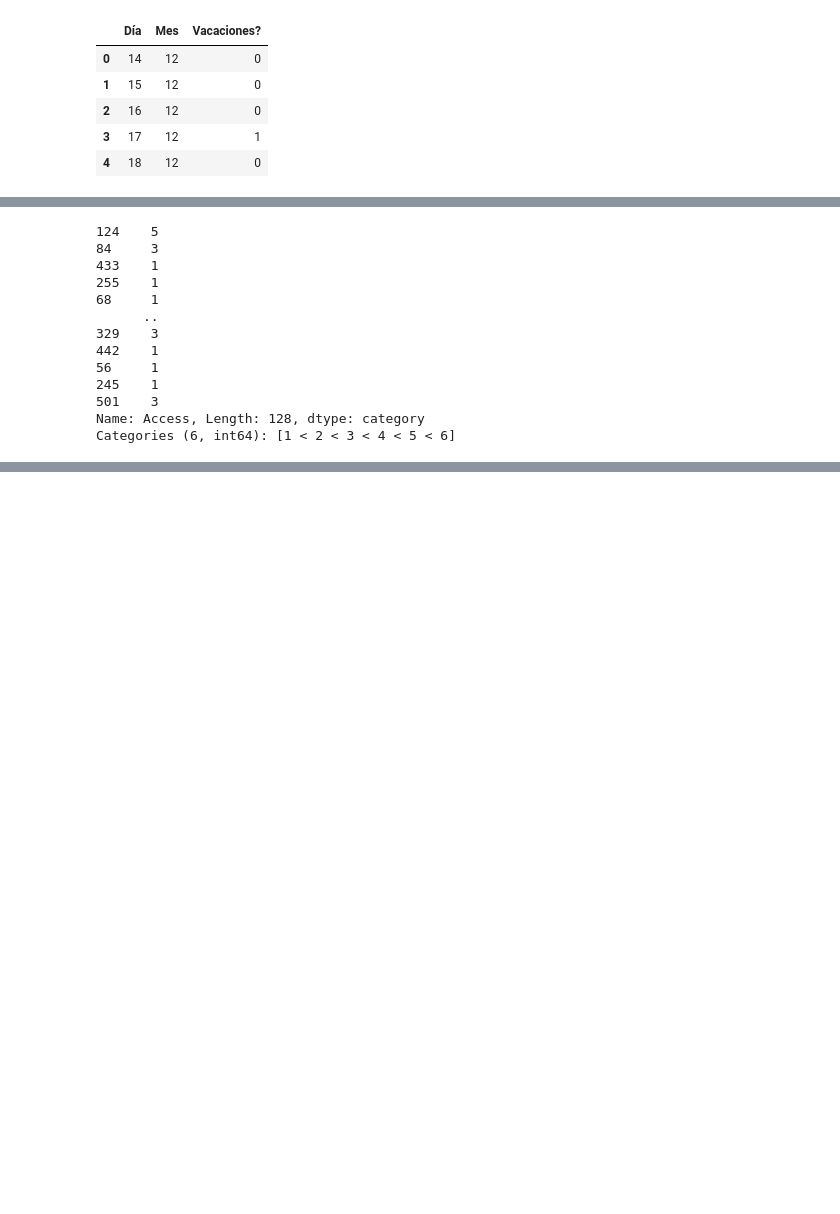
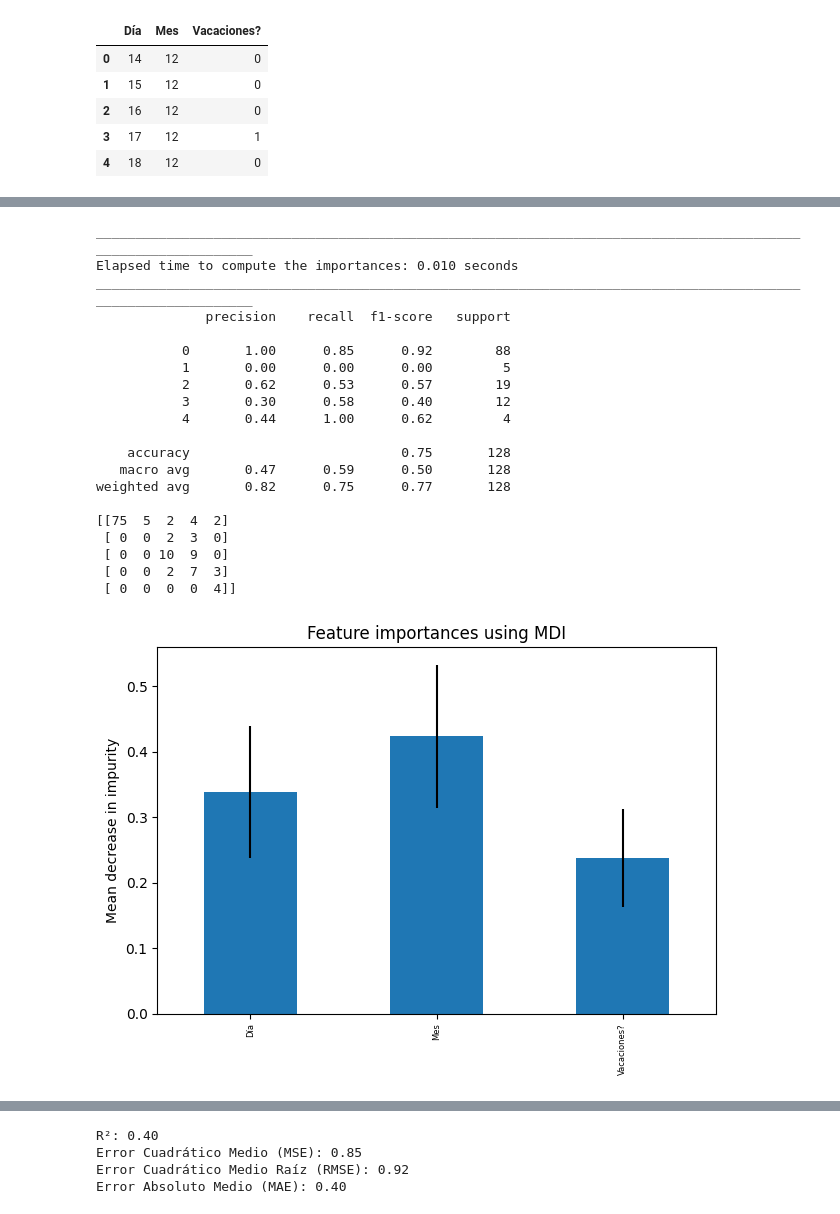
Before and after one commit to TomoCid/Proyecto_Central_ADD, a Jupyter notebook: testPorotos.ipynb, the cells around one changed output, grey strips where cells are left out. Saved outputs shown, nothing was run; the diff lists cells and outputs as text; code cells hidden in the pictures; blank space fills up the shorter version.

```diff
--- a/testPorotos.ipynb
+++ b/testPorotos.ipynb
@@ -43,7 +37,7 @@ labels = []
 #     labels.append(i+1)
 for i in range(max):
     bins.append((i+1)*1000)
-    labels.append(i+1)
+    labels.append(i)
 df['Access'] = pd.cut(df['Accesos'], bins=bins, labels=labels, right=False)
 
 print(df)
@@ -83,7 +77,4 @@ X.head()
 | 3 | 17 | 12 | 1 |
 | 4 | 18 | 12 | 0 |
 # %%
-X_train, X_test, Y_train, Y_test = skt.model_selection.train_test_split(X, Y, test_size=0.25, random_state=42) #, stratify=Y
-clf = RandomForestClassifier(n_estimators=100, max_depth=5,  max_features='sqrt', min_samples_leaf=2, class_weight='balanced')
-#clf = RandomForestRegressor(n_estimators=100, max_depth=5,  max_features='sqrt', min_samples_leaf=2)
-clf.fit(X_train, Y_train)
+X_train, X_test, Y_train, Y_test = skt.model_selection.train_test_split(X, Y, test_size=0.25,shuffle=False) #, stratify=Y, random_state=42
@@ -92 +104,20 @@ RandomForestClassifier(class_weight='balanced', max_depth=5, min_samples_leaf=2)
+# %%
+def graph2(Y_pred):
+    results_df = pd.DataFrame({
+        'Índice': X_test.index,
+        'Real': Y_test,
+        'Predicción': Y_pred
+    }).sort_values(by='Índice')
+
+    plt.figure(figsize=(12, 6))
+    plt.plot(results_df['Índice'], results_df['Real'], label='Real', color='blue', linewidth=2)
+    plt.plot(results_df['Índice'], results_df['Predicción'], label='Predicción', color='green', linestyle='--', linewidth=2)
+    plt.title('Resultados de Predicción', fontsize=14)
+    plt.xlabel('Índice', fontsize=12)
+    plt.ylabel('Número de Accesos', fontsize=12)
+    plt.xticks(rotation=45)
+    plt.legend(fontsize=10)
+    plt.grid(alpha=0.5)
+    plt.tight_layout()
+    plt.show()
 # %%
@@ -165,16 +149,33 @@ print(Y_pred)
-# %%
-print(Y_test)
-# %% [output]
-124    5
-84     3
-433    1
-255    1
-68     1
-      ..
-329    3
-442    1
-56     1
-245    1
-501    3
-Name: Access, Length: 128, dtype: category
-Categories (6, int64): [1 < 2 < 3 < 4 < 5 < 6]
+# %%
+clf = RandomForestClassifier(n_estimators=100, max_depth=5,  max_features='sqrt', min_samples_leaf=2, class_weight='balanced')
+clf.fit(X_train, Y_train)
+treeimportance(clf)
+Y_pred = clf.predict(X_test)
+f1_score(Y_test, Y_pred, average='weighted')
+print(classification_report(Y_test, Y_pred))
+print(confusion_matrix(Y_test, Y_pred))
+ConfusionMatrixDisplay.from_predictions(Y_test, Y_pred, cmap=plt.cm.Blues)
+graph1(Y_pred)
+graph2(Y_pred)
+# %% [output]
+______________________________________________________________________________________________________________
+Elapsed time to compute the importances: 0.010 seconds
+______________________________________________________________________________________________________________
+              precision    recall  f1-score   support
+
+           0       1.00      0.85      0.92        88
+           1       0.00      0.00      0.00         5
+           2       0.62      0.53      0.57        19
+           3       0.30      0.58      0.40        12
+           4       0.44      1.00      0.62         4
+
+    accuracy                           0.75       128
+   macro avg       0.47      0.59      0.50       128
+weighted avg       0.82      0.75      0.77       128
+
+[[75  5  2  4  2]
+ [ 0  0  2  3  0]
+ [ 0  0 10  9  0]
+ [ 0  0  2  7  3]
+ [ 0  0  0  0  4]]
+[figure, added]
@@ -180,0 +184,4 @@ Categories (6, int64): [1 < 2 < 3 < 4 < 5 < 6]
+R²: 0.40
+Error Cuadrático Medio (MSE): 0.85
+Error Cuadrático Medio Raíz (RMSE): 0.92
+Error Absoluto Medio (MAE): 0.40
```
Also changed, not shown: parts of 13 cells of this notebook.
